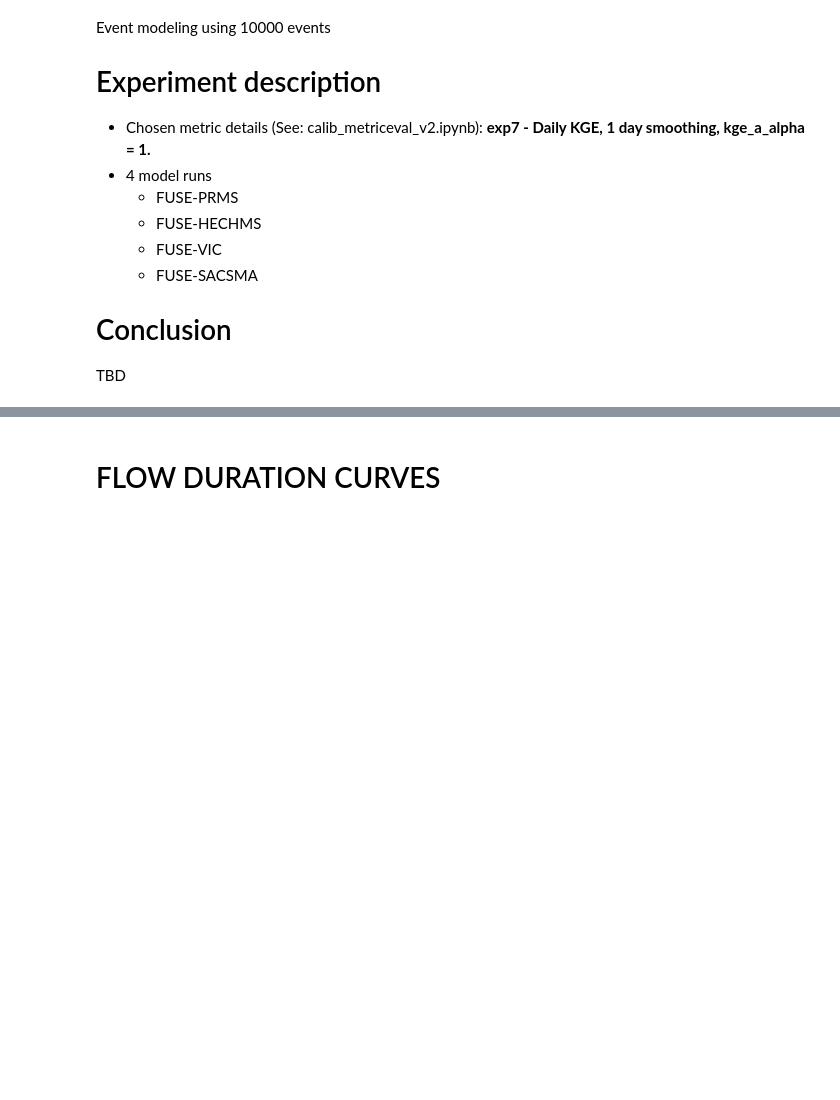
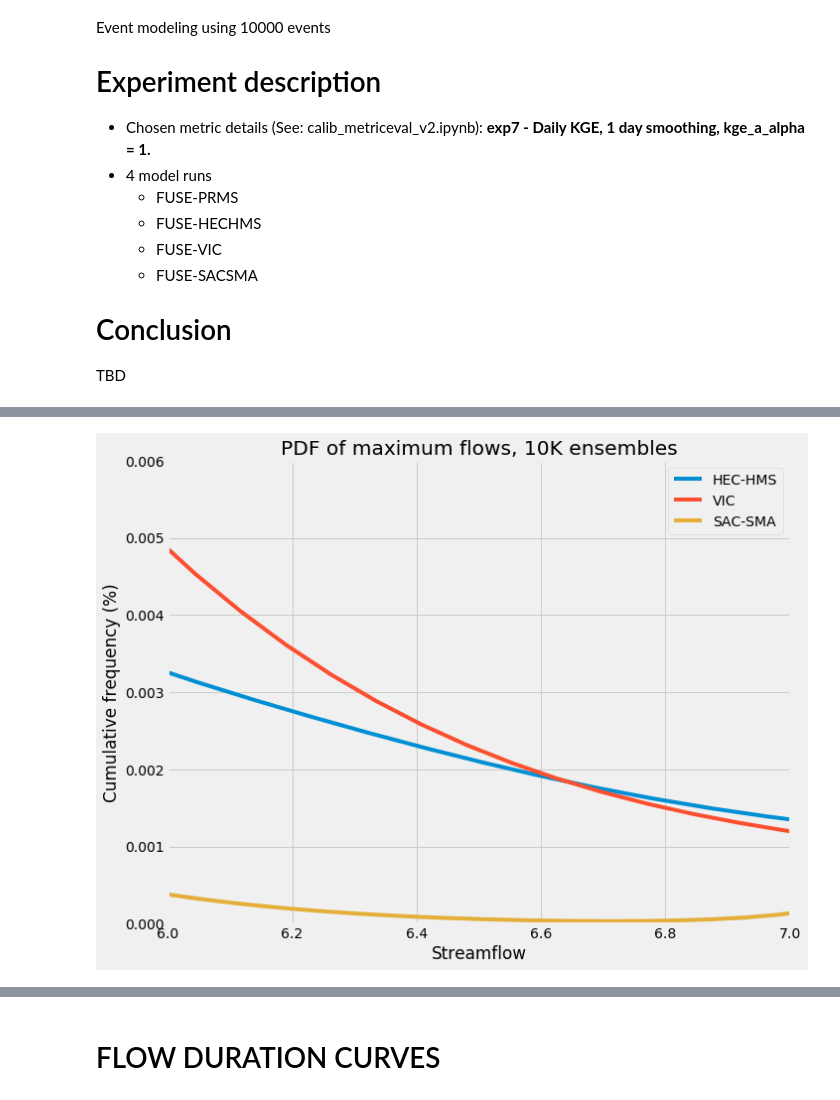
Before and after one commit to msaharia/aasi, a Jupyter notebook: eventmodeling.ipynb, the cells around one changed output, grey strips where cells are left out. Drawn from its saved outputs; the diff is of its cells as text; code cells hidden in the pictures; blank space fills up the shorter version.

```diff
--- a/eventmodeling.ipynb
+++ b/eventmodeling.ipynb
@@ -23,12 +25,12 @@ from scipy import stats
 # %%
-outdir = '/glade/p/work/manab/ff/islandpark/output/precip_events'
-prms = sorted(glob.glob(outdir + '/*_111_runs_def*.nc'))
-hechms = sorted(glob.glob(outdir + '/*_222_runs_def*.nc'))
-vic = sorted(glob.glob(outdir + '/*_333_runs_def*.nc'))
-sacsma = sorted(glob.glob(outdir + '/*_444_runs_def*.nc'))
+outdir = '/glade/p/work/manab/ff/islandpark/output/event'
+prms = sorted(glob.glob(outdir + '/*_111_runs_best*.nc'))
+hechms = sorted(glob.glob(outdir + '/*_222_runs_best*.nc'))
+vic = sorted(glob.glob(outdir + '/*_333_runs_best*.nc'))
+sacsma = sorted(glob.glob(outdir + '/*_444_runs_best*.nc'))
 
-prmsparam = sorted(glob.glob(outdir + '/*_111_para_def*.nc'))
-hechmsparam = sorted(glob.glob(outdir + '/*_222_para_def*.nc'))
-vicparam = sorted(glob.glob(outdir + '/*_333_para_def*.nc'))
-sacsmaparam = sorted(glob.glob(outdir + '/*_444_para_def*.nc'))
+prmsparam = sorted(glob.glob(outdir + '/*_111_para_best*.nc'))
+hechmsparam = sorted(glob.glob(outdir + '/*_222_para_best*.nc'))
+vicparam = sorted(glob.glob(outdir + '/*_333_para_best*.nc'))
+sacsmaparam = sorted(glob.glob(outdir + '/*_444_para_best*.nc'))
 # %%
@@ -68,0 +150,16 @@ def vextract(nclist, ncvar):
+# %%
+plt.style.use('fivethirtyeight')
+plt.figure(figsize=(10,8))
+sns.kdeplot(np.array(hechmsmaxflow), bw=0.5, label='HEC-HMS')
+sns.kdeplot(np.array(vicmaxflow), bw=0.5, label='VIC')
+sns.kdeplot(np.array(sacsmamaxflow), bw=0.5, label='SAC-SMA')
+plt.ylabel('Cumulative frequency (%)')
+plt.xlabel('Streamflow')
+plt.title('PDF of maximum flows, 10K ensembles')
+plt.ylim(0, 0.006)
+plt.xlim(6,7)
+#plt.yscale('log')
+#plt.savefig(psave, bbox_inches='tight', dpi=300)
+plt.show()
+# %% [output]
+[figure, added]
```
Also changed, not shown: parts of 16 cells of this notebook.
